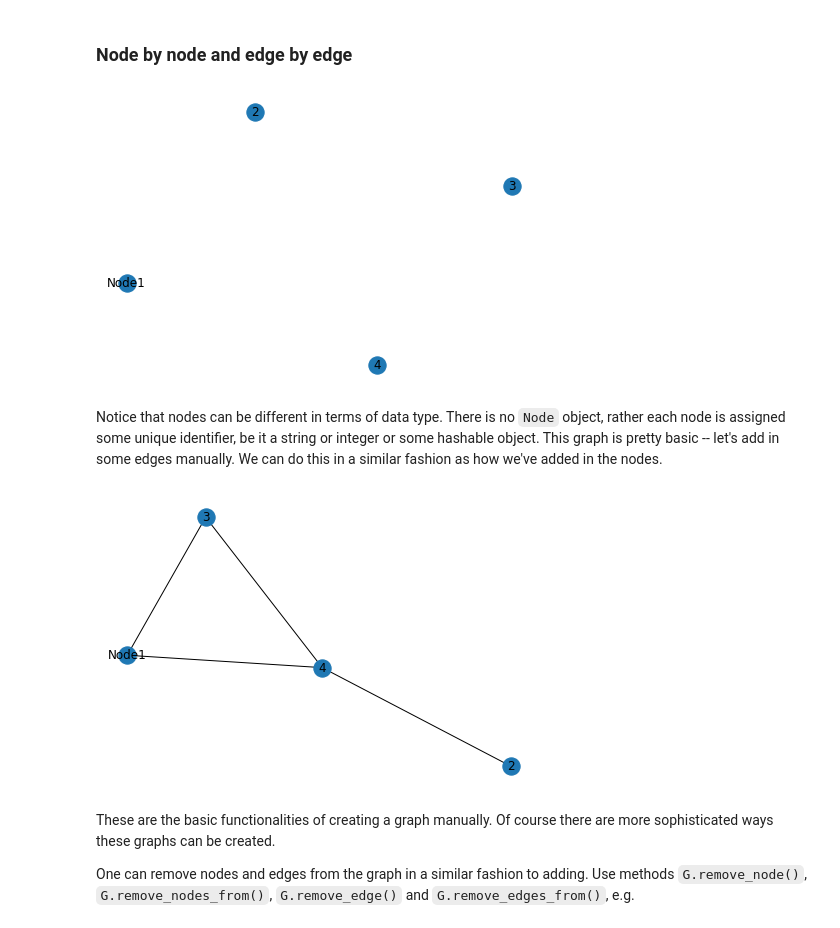
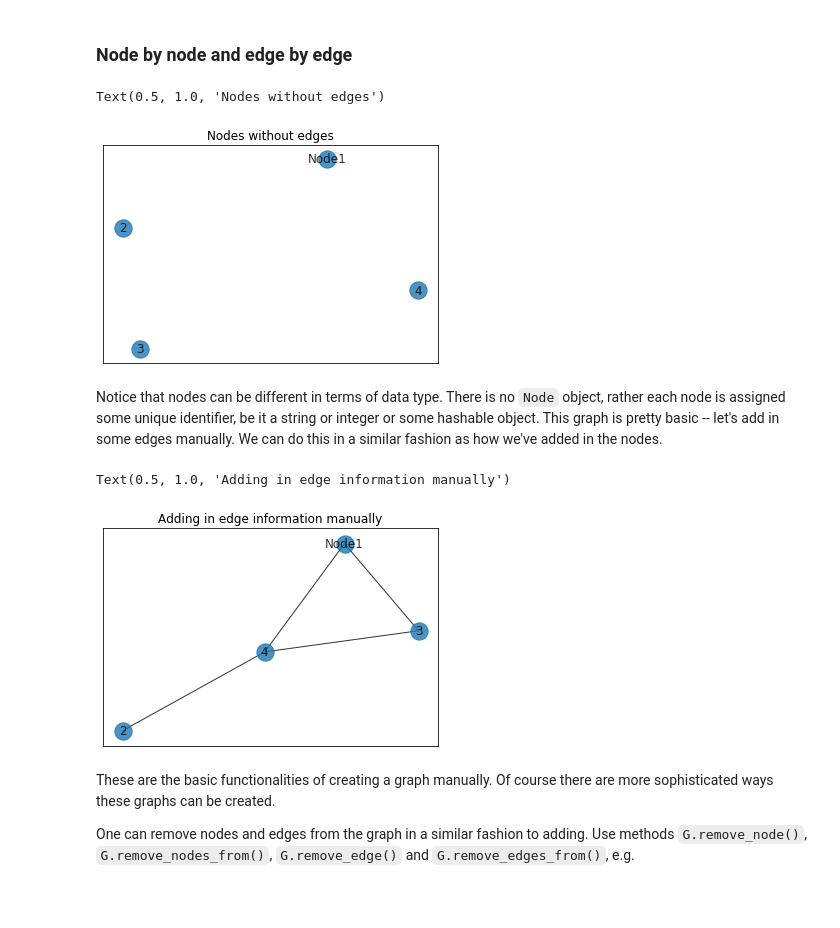
Before and after one commit to hollybossart/networkX_tutorial, a Jupyter notebook: networkX_tutorial.ipynb, the cells around one changed output. Drawn from its saved outputs; the diff is of its cells as text; code cells hidden in the pictures; blank space fills up the shorter version.

```diff
--- a/networkX_tutorial.ipynb
+++ b/networkX_tutorial.ipynb
@@ -21,21 +21,23 @@ You can generate graphs in different ways. You can build a graph node by node, o
 # %%
 # instantiating an undirected, single-edge graph
 G = nx.Graph()
 
 # nodes can be strings -- careful! If you do 'add_nodes_from('Node1')' five new nodes will be added
 G.add_node('Node1')
 
 # nodes can be integers as well - so long as they are unique!
 G.add_node(2)
 G.add_nodes_from([3,4])
 
 # adding a duplicate node does not work, though it doesn't throw an error
 G.add_node(2)
 
 # we can see a pretty simplistic view of the graph we have so far
-nx.draw(G, with_labels=True)
+nx.draw_networkx(G, with_labels=True, alpha=0.8)
+plt.title('Nodes without edges')
 # %% [output]
+Text(0.5, 1.0, 'Nodes without edges')
-[figure, old version]
+[figure, new version]
 # %% [markdown]
 Notice that nodes can be different in terms of data type. There is no `Node` object, rather each node is assigned some unique identifier, be it a string or integer or some hashable object. This graph is pretty basic -- let's add in some edges manually. We can do this in a similar fashion as how we've added in the nodes.
 # %%
@@ -46,9 +48,11 @@ G.add_edge('Node1', 4)
 G.add_edges_from([(2,4), ('Node1',3), (3,4)])
 
 # let's look at the graph now
-nx.draw(G, with_labels=True)
+nx.draw_networkx(G, with_labels=True, alpha=0.8)
+plt.title('Adding in edge information manually')
 # %% [output]
+Text(0.5, 1.0, 'Adding in edge information manually')
-[figure, old version]
+[figure, new version]
 # %% [markdown]
 These are the basic functionalities of creating a graph manually. Of course there are more sophisticated ways these graphs can be created.
 
```
Also changed, not shown: parts of 38 cells of this notebook.
